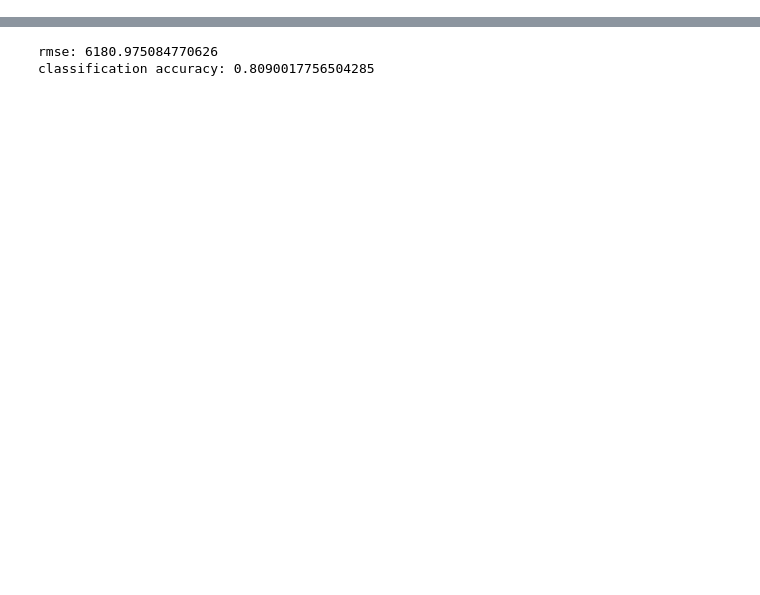
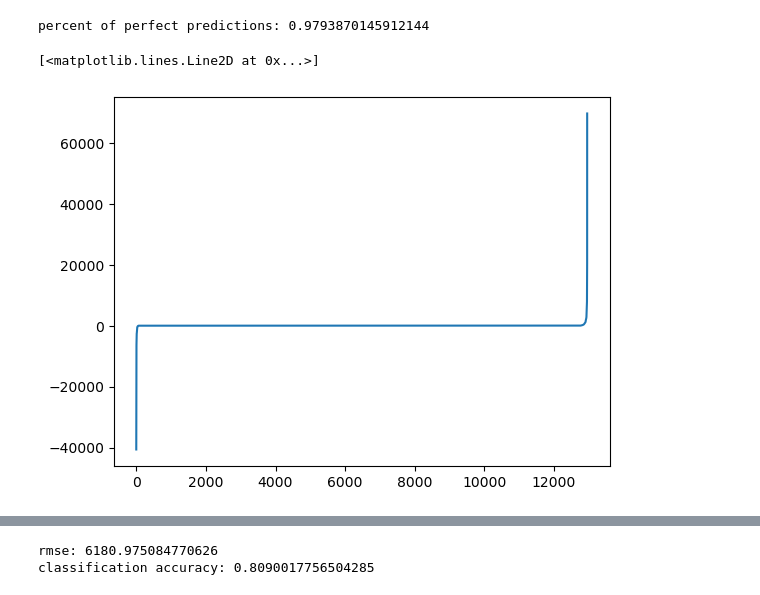
Before and after one commit to jamiehax/UNHCR-ml-challenge, a Jupyter notebook: model.ipynb, the cells around one changed output, grey strips where cells are left out. Saved outputs shown, nothing was run; the diff lists cells and outputs as text; code cells hidden in the pictures; blank space fills up the shorter version.

```diff
--- a/model.ipynb
+++ b/model.ipynb
@@ -167,0 +182,14 @@ classification accuracy: 0.9918937697830619
+# %%
+preds = RF.predict((X_test))
+y_true = y_test.values.flatten()
+diffs = preds - y_true
+
+print(f'percent of perfect predictions: {(np.count_nonzero(diffs == 0) / len(diffs))}')
+# %% [output]
+percent of perfect predictions: 0.9793870145912144
+# %%
+# plot of differences
+plt.plot(np.sort(diffs))
+# %% [output]
+[<matplotlib.lines.Line2D at 0x...>]
+[figure, added]
```
Also changed, not shown: parts of 5 cells of this notebook, 2 other files.
